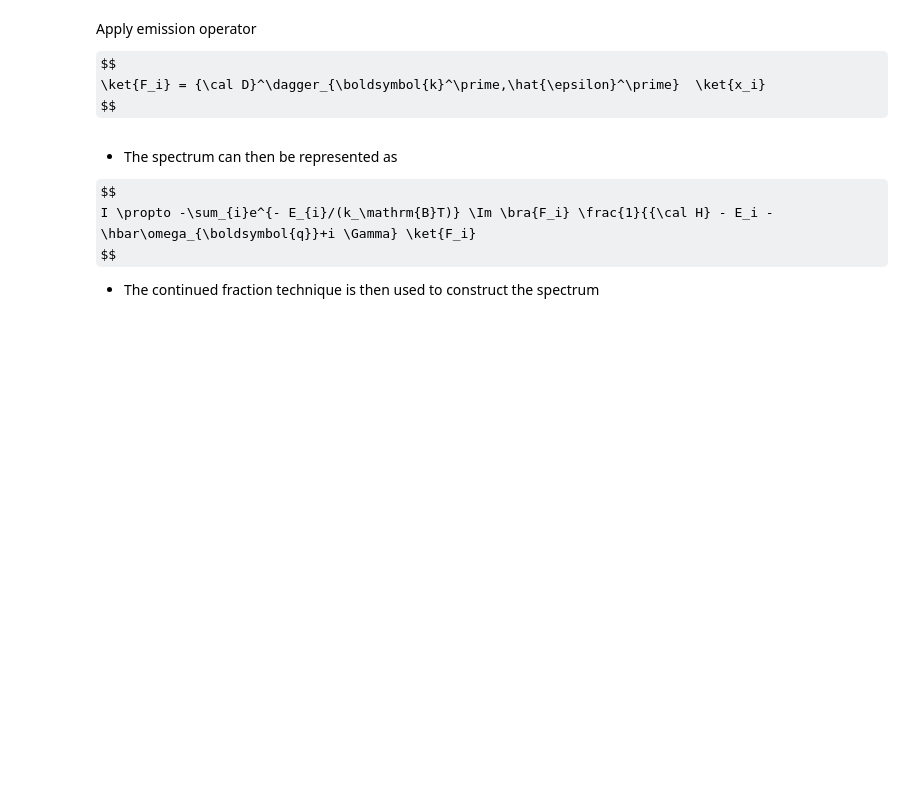
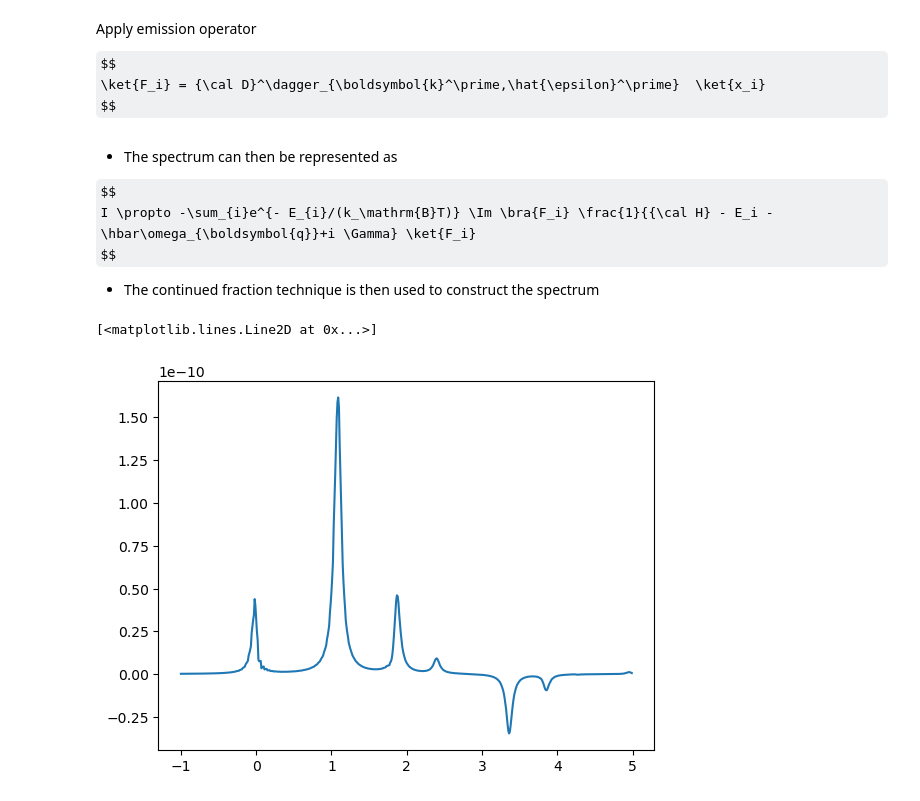
Before and after one commit to mpmdean/krylov_example, a Jupyter notebook: Krylov_example.ipynb, the cells around one changed output. Drawn from its saved outputs; the diff is of its cells as text; code cells hidden in the pictures; some formulas as TeX source; blank space fills up the shorter version.

```diff
--- a/Krylov_example.ipynb
+++ b/Krylov_example.ipynb
@@ -87,7 +118,21 @@ $$
 \left({\cal \widetilde{H}} - E_i - \hbar\omega_{\boldsymbol{k}}+i\Gamma_c\right) \ket{x_i} = \ket{b_i}
 $$
 # %%
-# ?
+bvec=np.array([Di @ evec_i[:,i] for i in np.arange(len(gs_list))])
+xvec= np.zeros([len(gs_list),len(bvec[0])],dtype=complex)
+for q in range(len(ominc)):
+    # for all initial states kept:
+    for l in range(len(bvec)):
+        # this function defines the matrix-vector product applied to a vector x;
+        # Iterative methods typically need this function (only) instead of storing the full matrix.
+        def matvec(x):
+            return -hmat_int @ x + (ominc[q] + eval_i[l] + 1j*gamma_c) * x
+        ApcI = sp.linalg.LinearOperator(shape=hmat_int.shape, matvec=matvec, dtype=hmat_int.dtype)
+
+        # solve system (-H_n + \omega + E_i + I*\Gamma_c)|x> = D|\psi_i> for |x>
+        # This calculates the action of the inverse inverse operators on the particular vectors we need
+        # Since this matrix is not hermitian (explicit I factors in diagonal), we use GMRES
+        xvec[l], info_mr = sp.linalg.gmres(ApcI, bvec[l], tol=1e-9,maxiter=50000, restart=200)
 # %% [markdown]
 Apply emission operator
 
@@ -95,7 +140,9 @@ $$
 \ket{F_i} = {\cal D}^\dagger_{\boldsymbol{k}^\prime,\hat{\epsilon}^\prime}  \ket{x_i}
 $$
 # %%
-# ?
+Fvec= np.zeros([len(gs_list),len(evec_i)],dtype=complex)
+for l in range(len(xvec)):
+    Fvec[l] = Df.getH() @ xvec[l]
 # %% [markdown]
 * The spectrum can then be represented as
 
@@ -108,0 +200,13 @@ $$
+# %%
+g = [build_lanczos_resolvent(hmat, Fvec[l], m=200) for l in range(len(Fvec))]
+prob = edrixs.boltz_dist(eval_i, temperature)
+# %%
+evlist=[[-prob[j]*g[j](-eval_i[j]-eloss[i]+1j*gamma_f).imag for i in range(len(eloss))] for j in range(len(eval_i))]
+evlist=np.array(evlist).sum(axis=0)
+# %%
+plt.plot(eloss,rixs-evlist/np.pi)
+#plt.plot(eloss,rixs)
+#plt.plot(eloss,evlist/np.pi)
+# %% [output]
+[<matplotlib.lines.Line2D at 0x...>]
+[figure, added]
```
Also changed, not shown: parts of 5 cells of this notebook, 2 other files.
